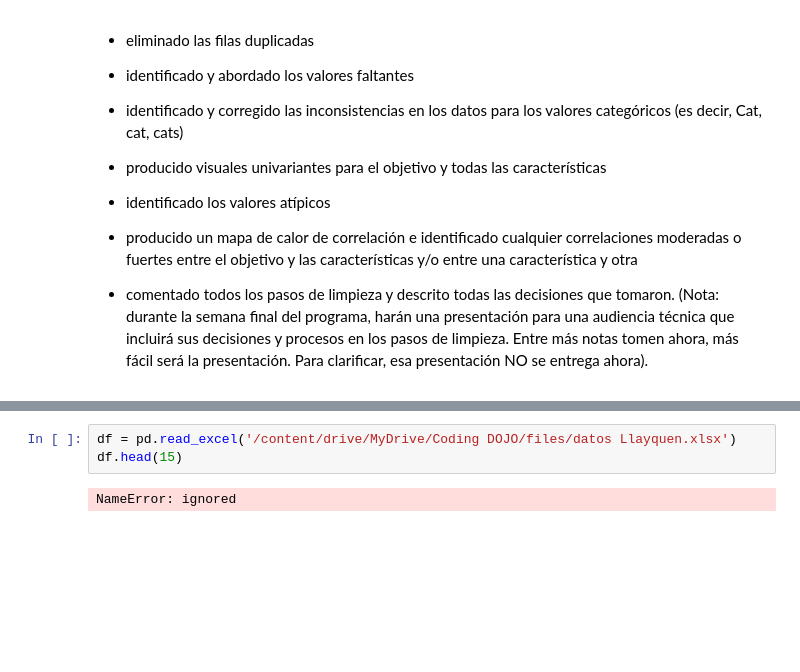
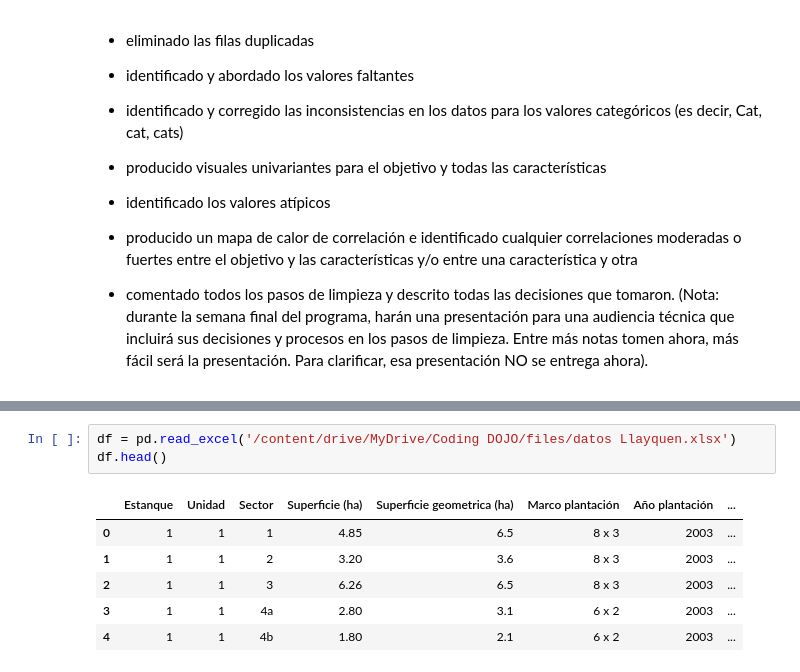
Before and after one commit to javierexe/estimacion-de-cosecha, a Jupyter notebook: Proyecto_2.ipynb, the cells around one changed output, grey strips where cells are left out. Saved outputs shown, nothing was run; the diff lists cells and outputs as text; blank space fills up the shorter version.

```diff
--- a/Proyecto_2.ipynb
+++ b/Proyecto_2.ipynb
@@ -216,5 +239,10 @@ Para cumplir con los requisitos para esta semana, deben haber:
 # %%
 df = pd.read_excel('/content/drive/MyDrive/Coding DOJO/files/datos Llayquen.xlsx')
-df.head(15)
+df.head()
 # %% [output]
-NameError: ignored
+|  | Estanque | Unidad | Sector | Superficie (ha) | Superficie geometrica (ha) | Marco plantación | Año plantación | ... |
+| 0 | 1 | 1 | 1 | 4.85 | 6.5 | 8 x 3 | 2003 | ... |
+| 1 | 1 | 1 | 2 | 3.20 | 3.6 | 8 x 3 | 2003 | ... |
+| 2 | 1 | 1 | 3 | 6.26 | 6.5 | 8 x 3 | 2003 | ... |
+| 3 | 1 | 1 | 4a | 2.80 | 3.1 | 6 x 2 | 2003 | ... |
+| 4 | 1 | 1 | 4b | 1.80 | 2.1 | 6 x 2 | 2003 | ... |
```
Also changed, not shown: parts of 33 cells of this notebook.
